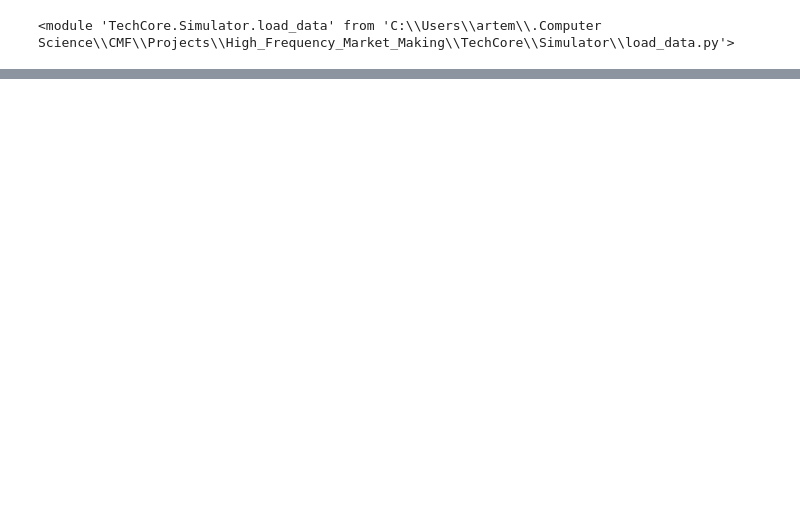
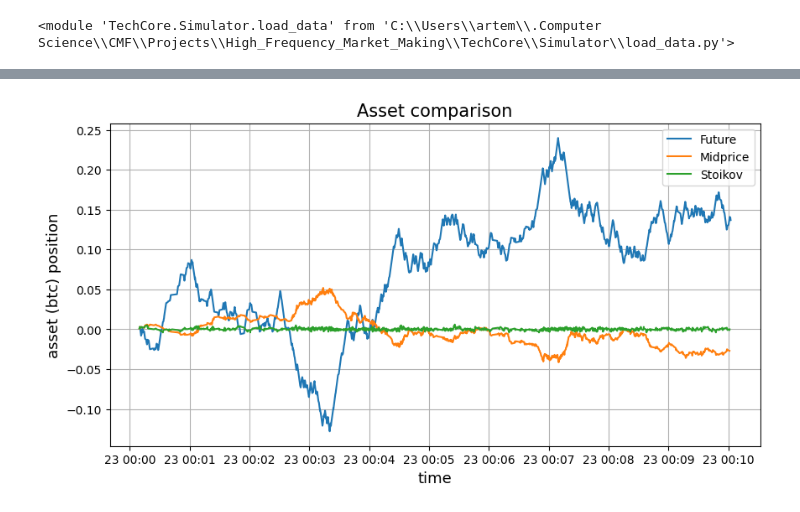
Before and after one commit to ChistyakovArtem/CMF_HFMM, a Jupyter notebook: Notebooks/HW_5-[Future-Midprice-Stoikov]-Comparasion.ipynb, the cells around one changed output, grey strips where cells are left out. Drawn from its saved outputs; the diff is of its cells as text; code cells hidden in the pictures; blank space fills up the shorter version.

```diff
--- a/Notebooks/HW_5-[Future-Midprice-Stoikov]-Comparasion.ipynb
+++ b/Notebooks/HW_5-[Future-Midprice-Stoikov]-Comparasion.ipynb
@@ -118,0 +124,13 @@ plt.show()
+# %%
+plt.figure(figsize=(10, 5))
+plt.plot(pd.to_datetime(future_logs['own_trade_time']), future_logs['asset_position'], label='Future')
+plt.plot(pd.to_datetime(midprice_logs['own_trade_time']), midprice_logs['asset_position'], label='Midprice')
+plt.plot(pd.to_datetime(stoikov_logs['own_trade_time']), stoikov_logs['asset_position'], label='Stoikov')
+plt.xlabel('time', fontsize=13)
+plt.ylabel('asset (btc) position', fontsize=13)
+plt.title('Asset comparison', fontsize=15)
+plt.legend()
+plt.grid()
+plt.show()
+# %% [output]
+[figure, added]
```
Also changed, not shown: parts of 21 cells of this notebook.
